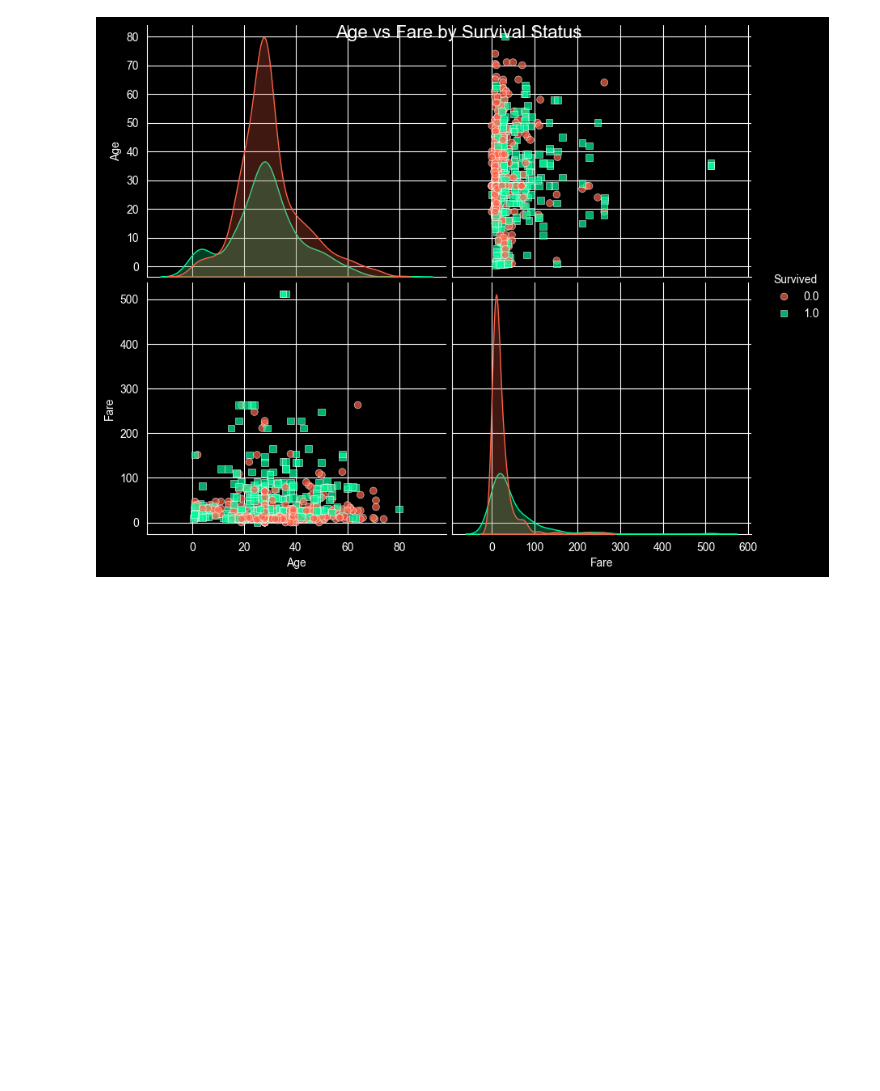
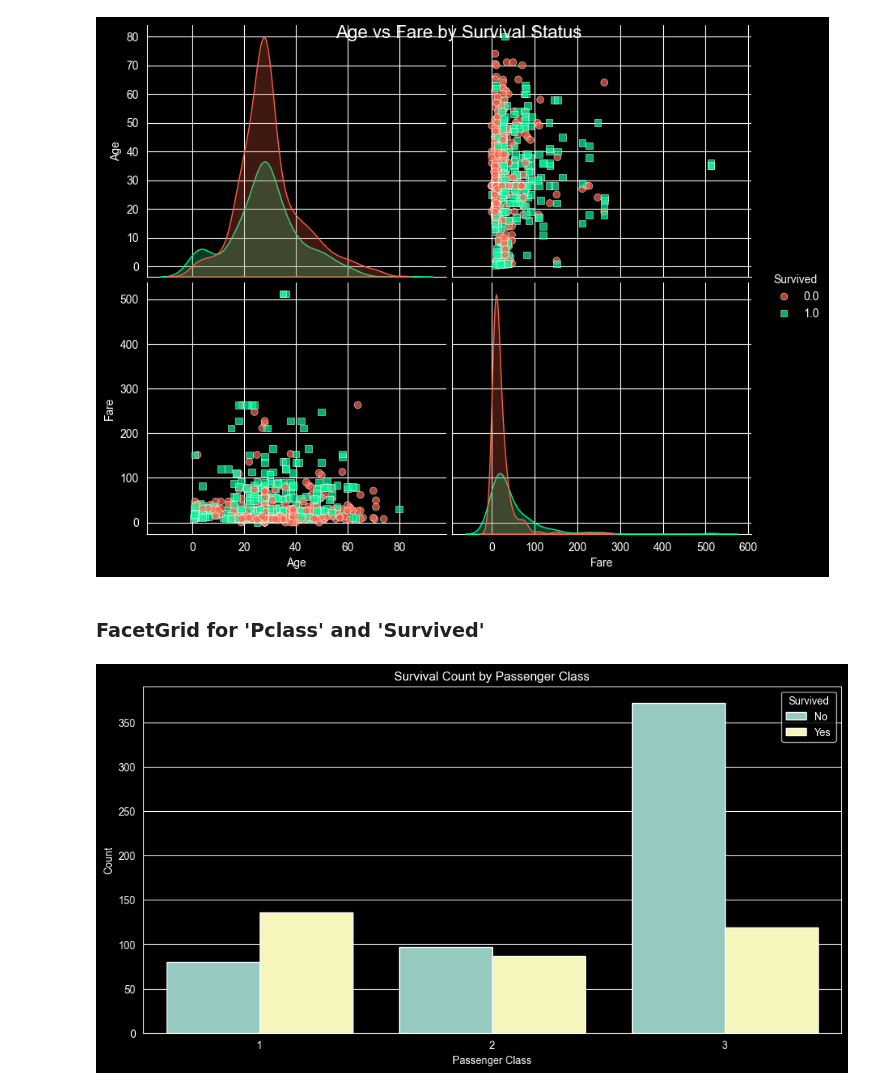
Before and after one commit to Hasan082/Data-Science-Portfolio, a Jupyter notebook: 1. Titanic Exploratory Analysis/Titanic_EDA_Project.ipynb, the cells around one changed output. Saved outputs shown, nothing was run; the diff lists cells and outputs as text; code cells hidden in the pictures; blank space fills up the shorter version.

Commit message:
Count plot to visualize survival count across different Passenger Classes

```diff
--- a/1. Titanic Exploratory Analysis/Titanic_EDA_Project.ipynb
+++ b/1. Titanic Exploratory Analysis/Titanic_EDA_Project.ipynb
@@ -387,3 +387,21 @@ plt.show()
 # Useful for detecting clusters, trends, or outliers that may influence model predictions.
 # %% [output]
 [figure]
+# %% [markdown]
+### FacetGrid for 'Pclass' and 'Survived'
+# %%
+# Count plot to visualize survival count across different Passenger Classes (Pclass)
+plt.figure(figsize=(12, 6))
+sns.countplot(data=data, x="Pclass", hue="Survived", palette="Set3")
+plt.title("Survival Count by Passenger Class")
+plt.xlabel("Passenger Class")
+plt.ylabel("Count")
+plt.legend(title="Survived", labels=["No", "Yes"])
+plt.show()
+
+# This countplot helps us visualize how survival rates varied across different passenger classes.
+# By using the hue parameter, we can easily compare the number of survivors vs non-survivors for each class (1st, 2nd, 3rd).
+# It also provides insights into the distribution of survival within each class, showing that higher-class passengers had better survival rates.
+# This kind of visualization helps us identify trends that might be useful when building predictive models.
+# %% [output]
+[figure, added]
```
